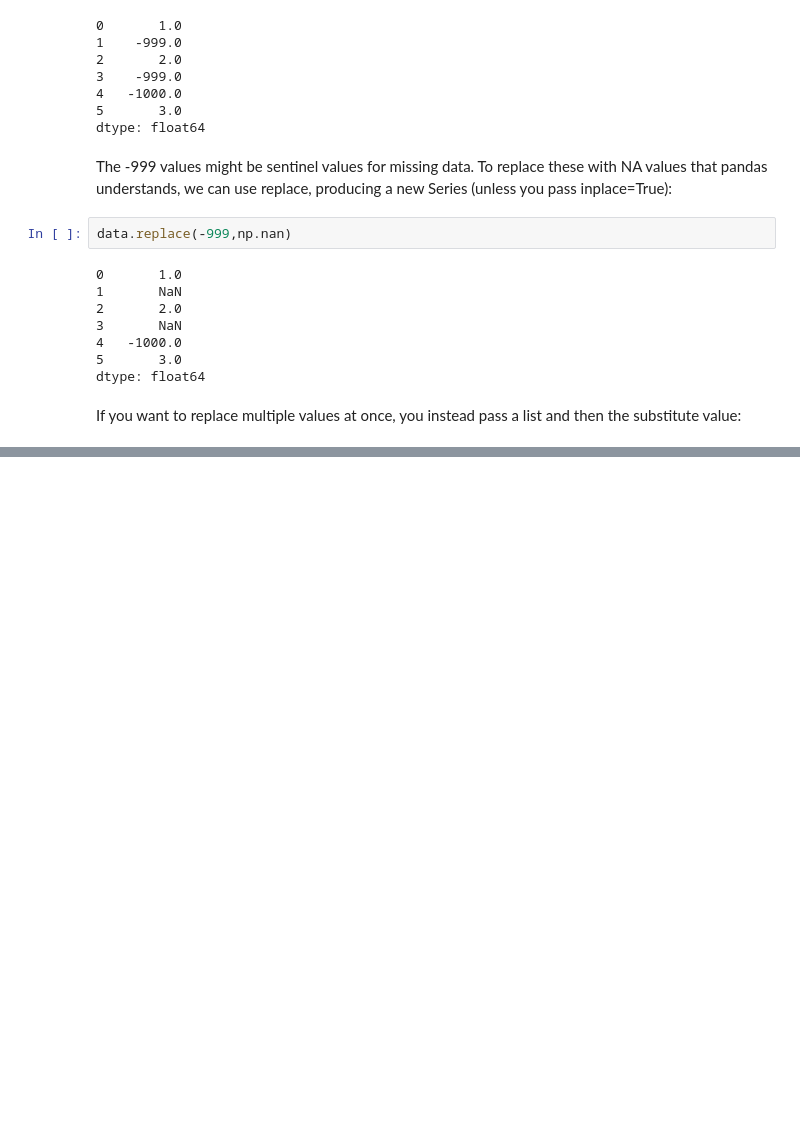
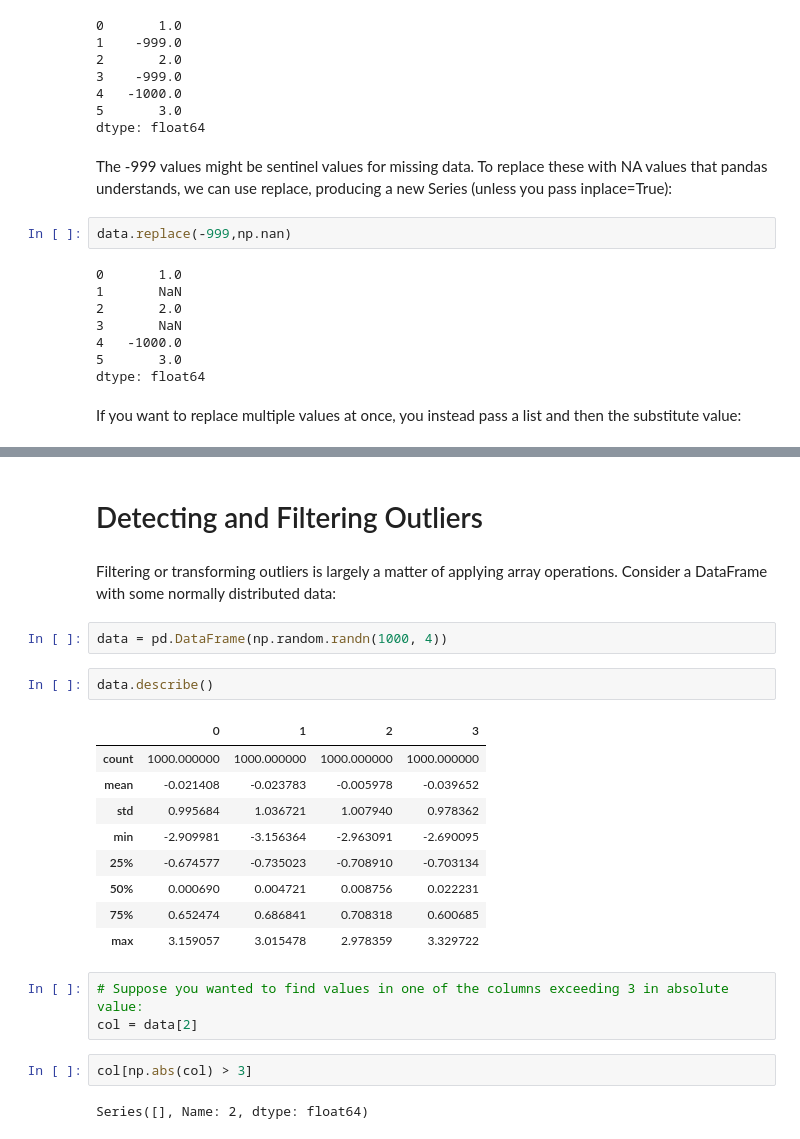
Before and after one commit to AllenChung6/WesWrangling, a Jupyter notebook: Chapter7WorkAlong.ipynb, the cells around one changed output, grey strips where cells are left out. Saved outputs shown, nothing was run; the diff lists cells and outputs as text; blank space fills up the shorter version.

```diff
--- a/Chapter7WorkAlong.ipynb
+++ b/Chapter7WorkAlong.ipynb
@@ -411,0 +591,25 @@ substitute value:
+# %% [markdown]
+# Detecting and Filtering Outliers
+# %% [markdown]
+Filtering or transforming outliers is largely a matter of applying array operations. Consider a DataFrame with some normally distributed data:
+# %%
+data = pd.DataFrame(np.random.randn(1000, 4))
+# %%
+data.describe()
+# %% [output]
+|  | 0 | 1 | 2 | 3 |
+| count | 1000.000000 | 1000.000000 | 1000.000000 | 1000.000000 |
+| mean | -0.021408 | -0.023783 | -0.005978 | -0.039652 |
+| std | 0.995684 | 1.036721 | 1.007940 | 0.978362 |
+| min | -2.909981 | -3.156364 | -2.963091 | -2.690095 |
+| 25% | -0.674577 | -0.735023 | -0.708910 | -0.703134 |
+| 50% | 0.000690 | 0.004721 | 0.008756 | 0.022231 |
+| 75% | 0.652474 | 0.686841 | 0.708318 | 0.600685 |
+| max | 3.159057 | 3.015478 | 2.978359 | 3.329722 |
+# %%
+# Suppose you wanted to find values in one of the columns exceeding 3 in absolute value:
+col = data[2]
+# %%
+col[np.abs(col) > 3]
+# %% [output]
+Series([], Name: 2, dtype: float64)
```
Also changed, not shown: parts of 91 cells of this notebook, 1 other file.
